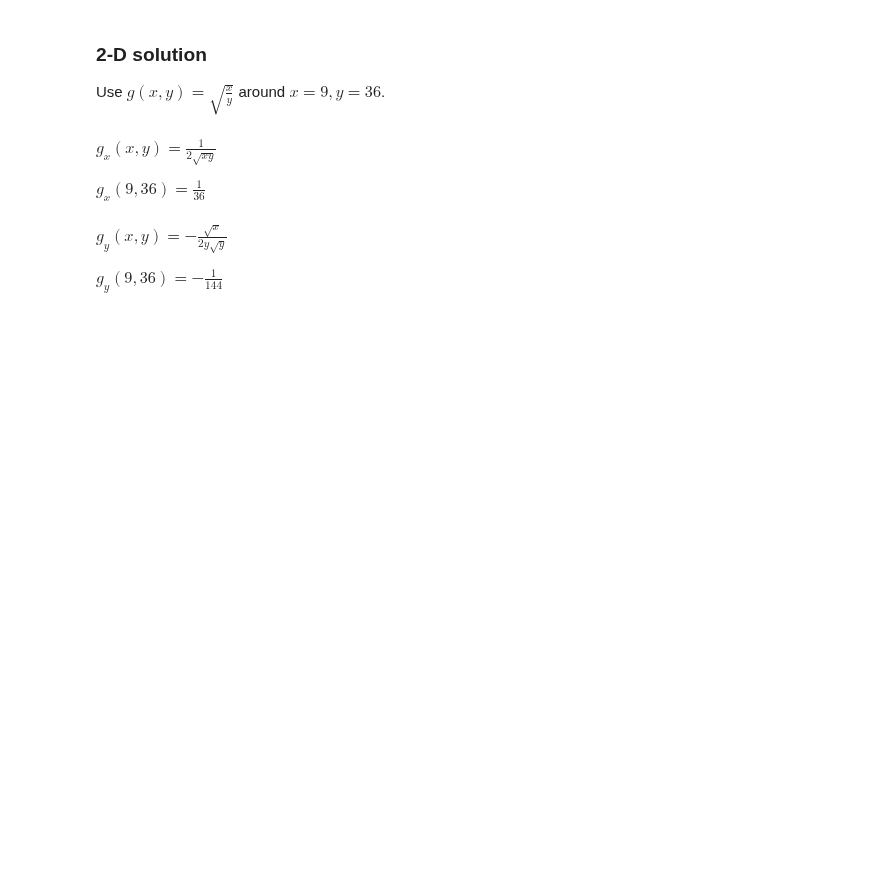
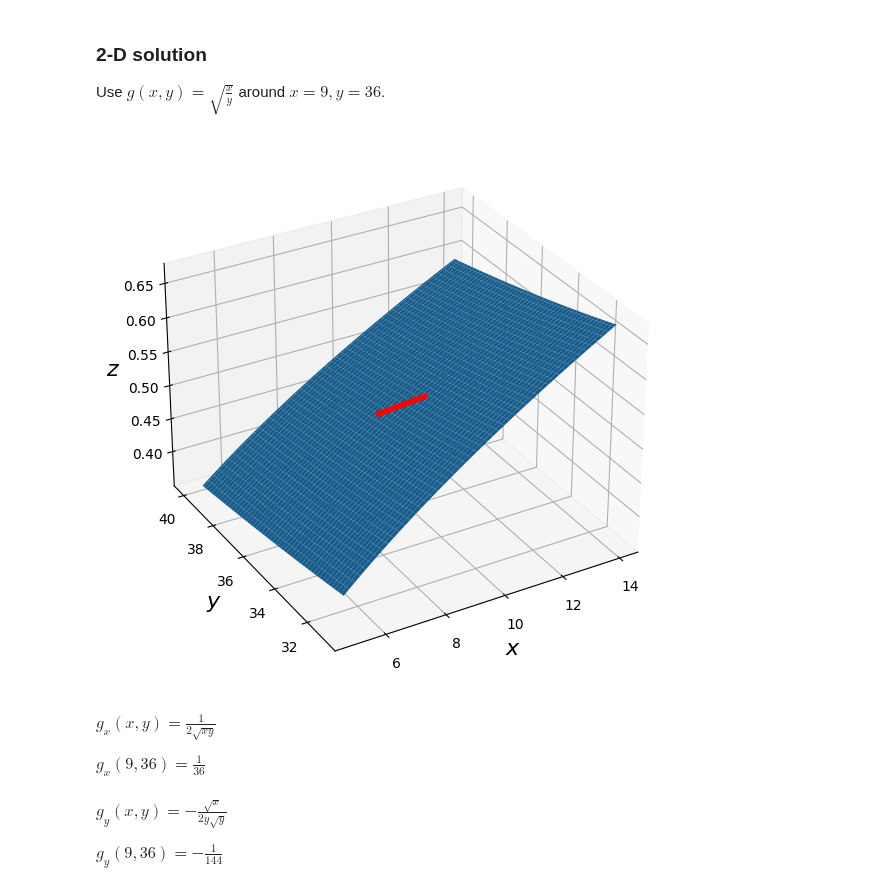
Before and after one commit to drewyoungren/mvc, a Jupyter notebook: lec/mvc-L09.ipynb, the cells around one changed output. Saved outputs shown, nothing was run; the diff lists cells and outputs as text; code cells hidden in the pictures; blank space fills up the shorter version.

```diff
--- a/lec/mvc-L09.ipynb
+++ b/lec/mvc-L09.ipynb
@@ -277,15 +280,17 @@ Use $g(x,y) = \sqrt{\frac{x}{y}}$ around $x=9,y=36$.
 # %%
 x = linspace(5,14,100)
 y = linspace(31,40,100)
 fig = plt.figure(figsize=(7,7))
-ax = plt.gca(projection='3d')
+ax = fig.add_subplot(projection='3d')
 x,y = meshgrid(x,y)
 ax.plot_surface(x,y,sqrt(x/y))
 ax.view_init(30,-120)
 t = linspace(0,1,12)
 ax.plot(9 + t, 36 - t, 1/2 + t/36 + t/144,'r',lw=4,zorder=6)
 for c in "xyz":
     getattr(ax,f"set_{c}label")(f"${c}$",fontsize=16)
+# %% [output]
+[figure, added]
 # %% [markdown]
 $g_x(x,y) = \frac{1}{2\sqrt{xy}}$
 
```
Also changed, not shown: parts of 19 cells of this notebook, 1 other file.
